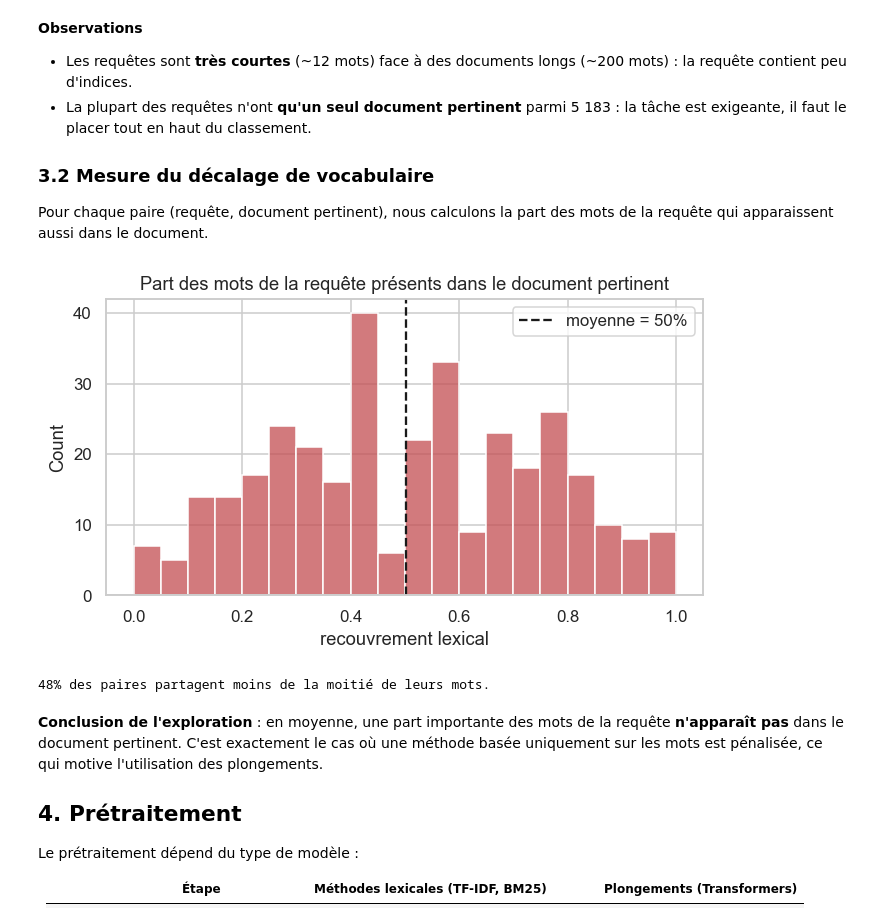
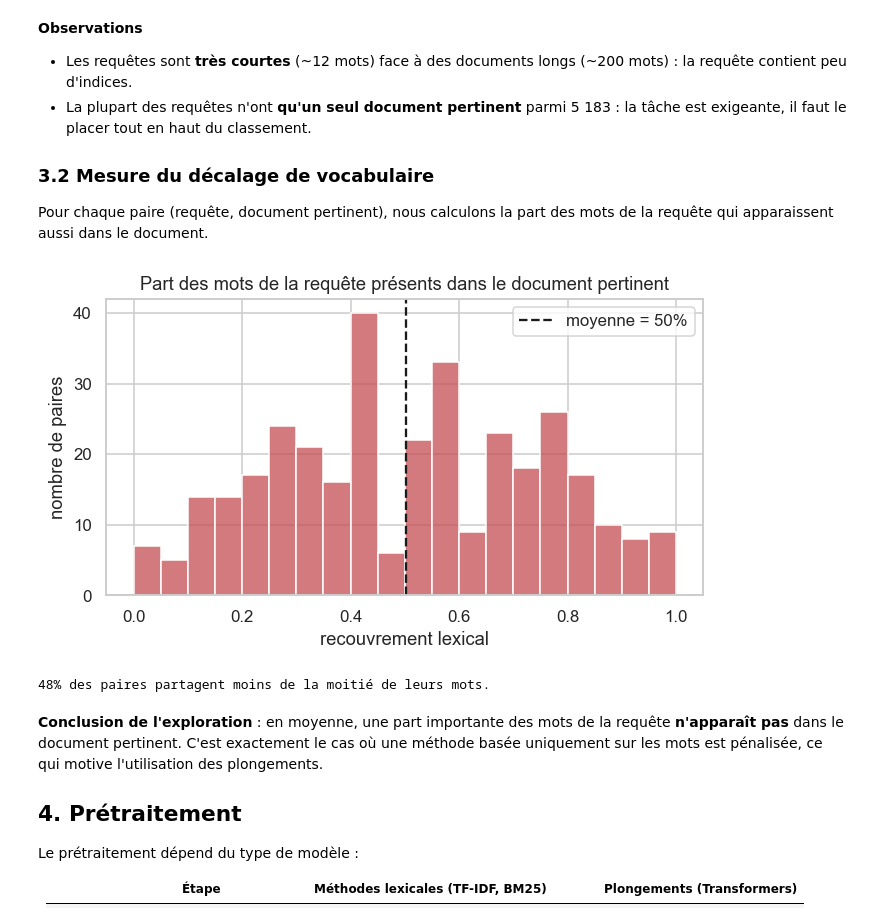
Before and after one commit to Taha2053/semantic-search-nlp, a Jupyter notebook: Semantic_Search_Embeddings.ipynb, the cells around one changed output. Drawn from its saved outputs; the diff is of its cells as text; code cells hidden in the pictures.

```diff
--- a/Semantic_Search_Embeddings.ipynb
+++ b/Semantic_Search_Embeddings.ipynb
@@ -142,23 +142,23 @@ Pour chaque paire (requête, document pertinent), nous calculons la part des mot
 # %%
 from sklearn.feature_extraction.text import ENGLISH_STOP_WORDS
 tok = lambda t: [w for w in re.findall(r"[a-z0-9]+", t.lower()) if w not in ENGLISH_STOP_WORDS]
 id2text = dict(zip(doc_ids, doc_texts))
 
 overlap = []
 for q, rels in qrels["test"].items():
     qw = set(tok(queries[q]))
     for d in rels:
         overlap.append(len(qw & set(tok(id2text[d]))) / max(len(qw), 1))
 overlap = np.array(overlap)
 
 plt.figure(figsize=(7, 3.5))
-sns.histplot(overlap, bins=20, color="C3")
+sns.histplot(overlap, bins=20, color="C3"); plt.ylabel("nombre de paires")
 plt.axvline(overlap.mean(), color="k", ls="--", label=f"moyenne = {overlap.mean():.0%}")
 plt.title("Part des mots de la requête présents dans le document pertinent")
 plt.xlabel("recouvrement lexical"); plt.legend(); plt.show()
 print(f"{(overlap < 0.5).mean():.0%} des paires partagent moins de la moitié de leurs mots.")
 # %% [output]
-[figure, old version]
+[figure, new version]
 48% des paires partagent moins de la moitié de leurs mots.
 # %% [markdown]
 **Conclusion de l'exploration** : en moyenne, une part importante des mots de la requête **n'apparaît pas** dans le document pertinent. C'est exactement le cas où une méthode basée uniquement sur les mots est pénalisée, ce qui motive l'utilisation des plongements.
```
Also changed, not shown: parts of 7 cells of this notebook, 12 other files.
